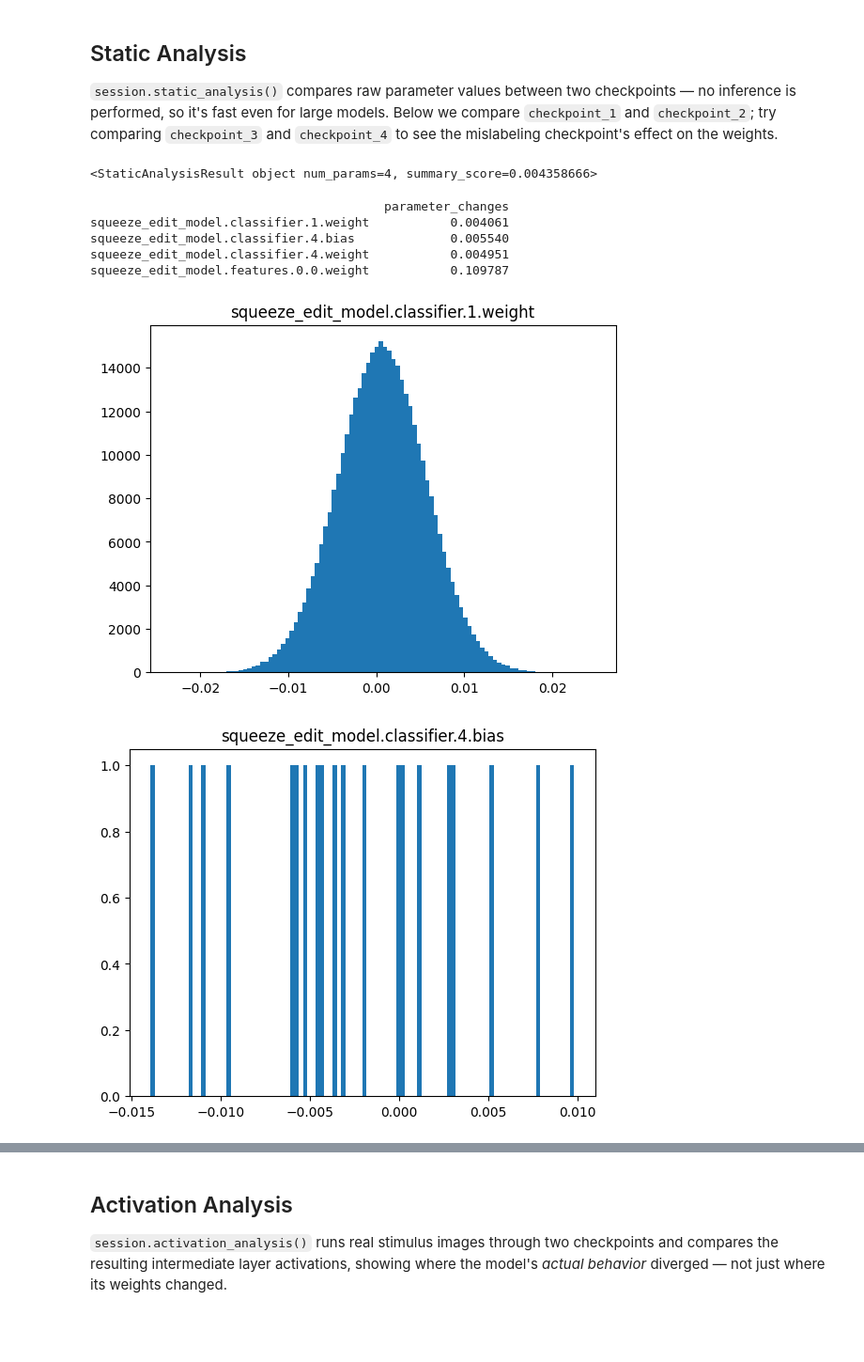
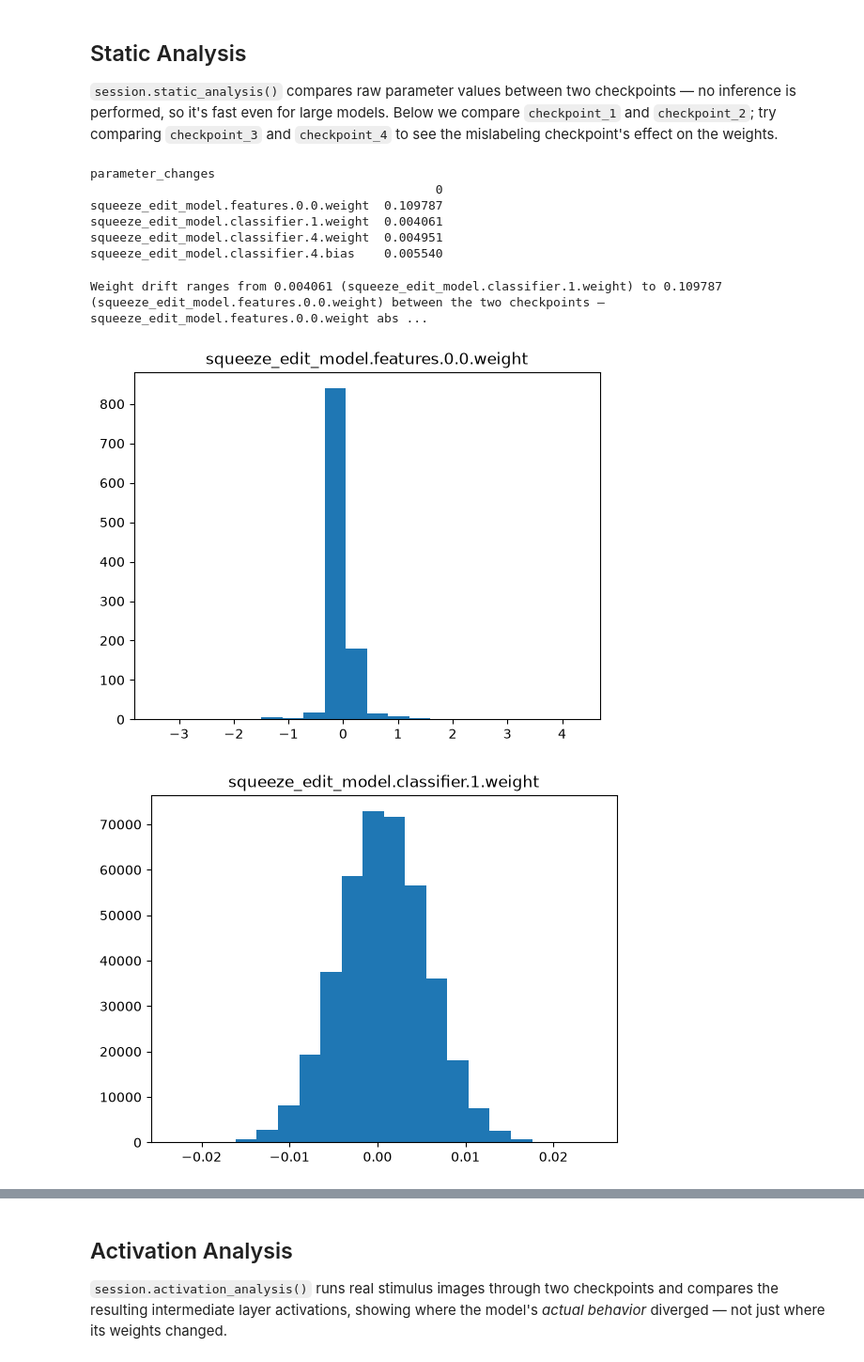
Before and after one commit to Authentrics-ai/authentrics-analysis-examples, a Jupyter notebook: onnx_military_aircraft.ipynb, the cells around one changed output, grey strips where cells are left out. Shown at 94% size. Saved outputs shown, nothing was run; the diff lists cells and outputs as text; code cells hidden in the pictures; blank space fills up the shorter version.

```diff
--- a/onnx_military_aircraft.ipynb
+++ b/onnx_military_aircraft.ipynb
@@ -99,8 +99,7 @@ checkpoint_paths
 # %%
 result = session.static_analysis(
     project.id,
-    checkpoint_paths[0],
-    checkpoint_paths[1],
+    [checkpoint_paths[0], checkpoint_paths[1]],
     parameter_names=[
         "squeeze_edit_model.features.0.0.weight",
         "squeeze_edit_model.classifier.1.weight",
@@ -110,23 +109,41 @@ result = session.static_analysis(
 )
 
 result
-# %% [output]
-<StaticAnalysisResult object num_params=4, summary_score=0.004358666>
 # %%
-print(result.to_dataframe())
+from authentrics.utils import result_to_dataframes
+
+static_dfs = result_to_dataframes(result)
+for name, df in static_dfs.items():
+    print(name)
+    print(df)
 # %% [output]
-                                        parameter_changes
-squeeze_edit_model.classifier.1.weight           0.004061
-squeeze_edit_model.classifier.4.bias             0.005540
-squeeze_edit_model.classifier.4.weight           0.004951
-squeeze_edit_model.features.0.0.weight           0.109787
+parameter_changes
+                                               0
+squeeze_edit_model.features.0.0.weight  0.109787
+squeeze_edit_model.classifier.1.weight  0.004061
+squeeze_edit_model.classifier.4.weight  0.004951
+squeeze_edit_model.classifier.4.bias    0.005540
+# %%
+changes = static_dfs["parameter_changes"].iloc[:, 0]
+most_changed, least_changed = changes.idxmax(), changes.idxmin()
+print(
+    f"Weight drift ranges from {changes.min():.6f} ({least_changed}) to "
+    f"{changes.max():.6f} ({most_changed}) between the two checkpoints — "
+    f"{most_changed} absorbed most of the update, based purely on comparing "
+    "raw weights with no inference performed."
+)
+# %% [output]
+Weight drift ranges from 0.004061 (squeeze_edit_model.classifier.1.weight) to 0.109787 (squeeze_edit_model.features.0.0.weight) between the two checkpoints — squeeze_edit_model.features.0.0.weight abs ...
 # %%
 import matplotlib.pyplot as plt
 
-for i, (param, hist) in enumerate(zip(result.parameter_names, result.parameter_histograms)):
+static_result = result[0]
+for i, (param, hist) in enumerate(
+    zip(static_result.indices, static_result.histograms(20, static_result.indices))
+):
     plt.figure(i)
     plt.hist((np.array(hist.bin_edges[1:]) + np.array(hist.bin_edges[:-1])) / 2, weights=hist.bin_counts, bins=hist.bin_edges)
     plt.title(param)
 # %% [output]
-[figure, old version]
+[figure, new version]
-[figure, old version]
+[figure, new version]
```
Also changed, not shown: parts of 16 cells of this notebook, 3 other files.
